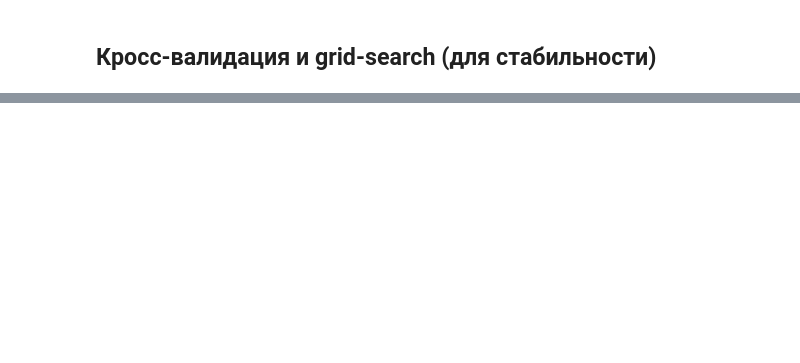
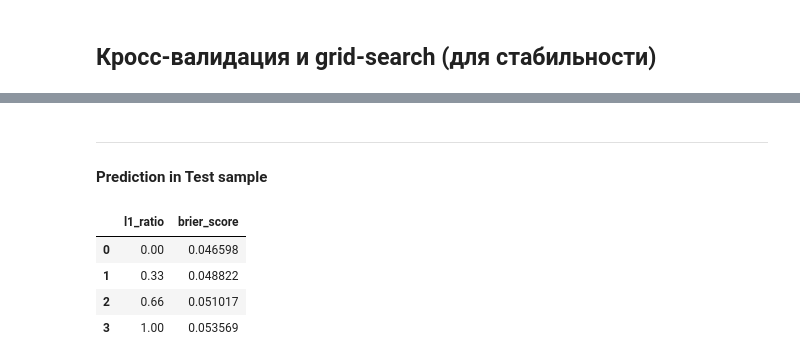
Before and after one commit to MKurseev/master_thesis, a Jupyter notebook: main_file.ipynb, the cells around one changed output, grey strips where cells are left out. Saved outputs shown, nothing was run; the diff lists cells and outputs as text; code cells hidden in the pictures; blank space fills up the shorter version.

```diff
--- a/main_file.ipynb
+++ b/main_file.ipynb
@@ -208,0 +246,18 @@ brier_score_loss(y_test, y_prob)
+# %% [markdown]
+---
+#### Prediction in Test sample
+# %%
+row_names = [0, 0.33, 0.66, 1]
+bss = [0, 0, 0, 0]
+
+for i in [0, 1, 2, 3]:
+    y_prob = clf_l1_diff[i].predict_proba(X_test)[:, 1]
+    bss[i] = brier_score_loss(y_test, y_prob)
+
+pd.DataFrame({'l1_ratio':row_names, 'brier_score':bss})
+# %% [output]
+|  | l1_ratio | brier_score |
+| 0 | 0.00 | 0.046598 |
+| 1 | 0.33 | 0.048822 |
+| 2 | 0.66 | 0.051017 |
+| 3 | 1.00 | 0.053569 |
```
Also changed, not shown: parts of 27 cells of this notebook.
